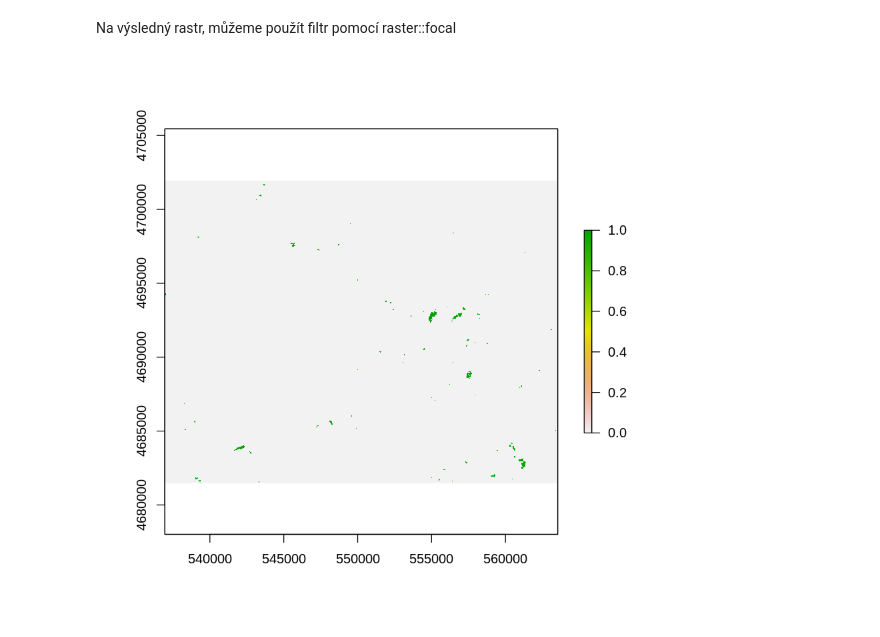
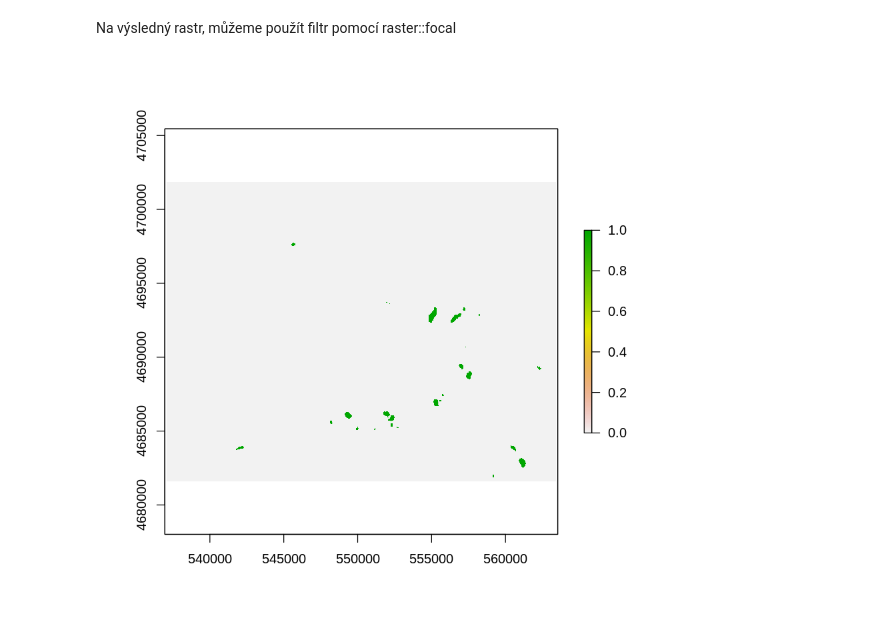
Before and after one commit to GISMentors/geopython-english, a Jupyter notebook: workshop/R/3_interpret_reclass.ipynb, the cells around one changed output. Cells and saved outputs as stored; diff of their text form; code cells hidden in the pictures.

```diff
--- a/workshop/R/R interpret_reclass.ipynb
+++ b/workshop/R/3_interpret_reclass.ipynb
@@ -63,8 +63,8 @@ hist(diff,nclass=100)
 # %% [markdown]
 Jednou z možností jak data reklasifikovat je vytvoření masky - rastru s hodnotami 1 a 0. Toho lze v R docílít logické operace se zadáním prahové hodnoty.
 # %%
-diff_1000 <- diff < -1000
-plot(diff_1000)
+diff_500 <- diff < -500
+plot(diff_500)
 
 #nebo:
 #diff[diff > -1000] <- NA
@@ -91,6 +91,7 @@ plot(diff_reclass,col=heat.colors(3))
 # %% [markdown]
 Na výsledný rastr, můžeme použít filtr pomocí raster::focal
 # %%
-plot(focal(diff_1000,matrix(1,3,3),fun=modal))
+diff_500_filter<-focal(diff_500,matrix(1,9,9),fun=modal)
+plot(diff_500_filter)
 # %% [output]
-[figure, old version]
+[figure, new version]
```
Also changed, not shown: parts of 3 cells of this notebook, 9 other files.
